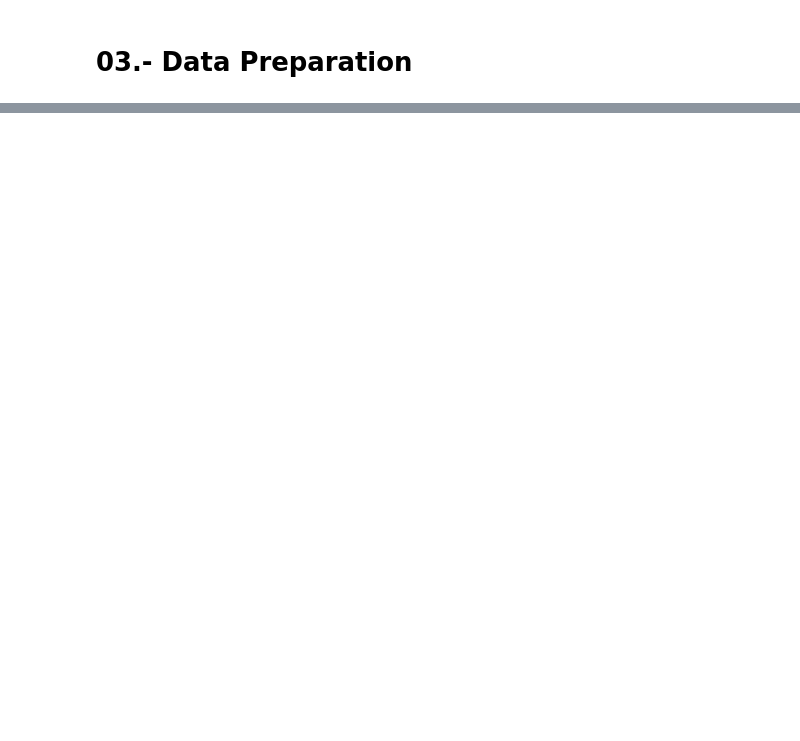
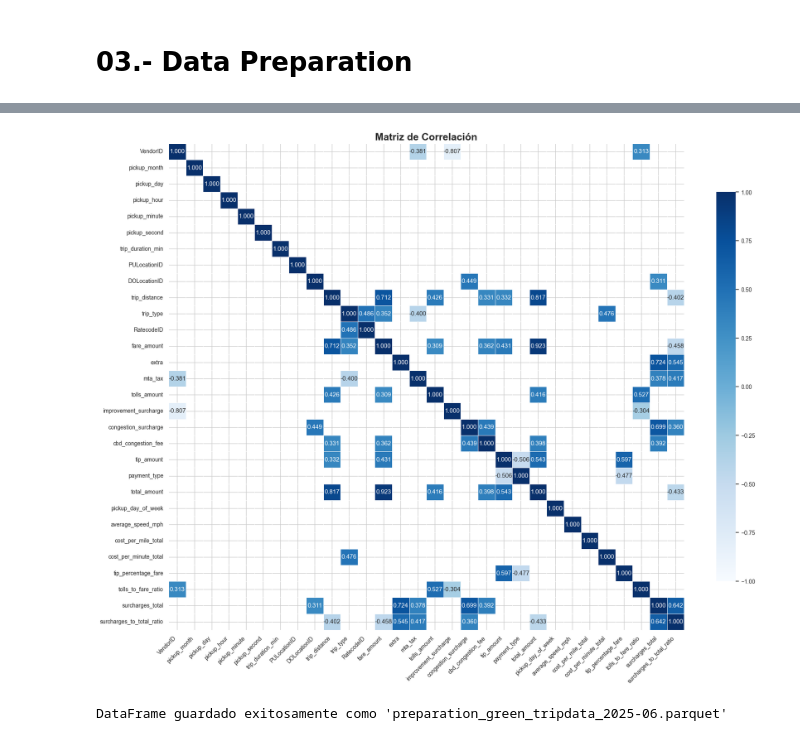
Before and after one commit to secarvallo/MLY0100, a Jupyter notebook: ML-N02/crisp-dm/03_data_preparation.ipynb, the cells around one changed output, grey strips where cells are left out. Cells and saved outputs as stored; diff of their text form; code cells hidden in the pictures; blank space fills up the shorter version.

```diff
--- a/ML-N02/crisp-dm/03_data_preparation.ipynb
+++ b/ML-N02/crisp-dm/03_data_preparation.ipynb
@@ -53,0 +515,27 @@ except ImportError:
+# %%
+print("\n--- Eliminando Columnas con Varianza Cero")
+print("---") # Separador Markdown
+df_prep = df_knn
+columnas_varianza_cero_info = [] # Para guardar info de columnas a eliminar
+for col in df_prep.columns:
+    # Usar una tolerancia pequeña por si acaso la varianza es casi cero
+    if pd.api.types.is_numeric_dtype(df_prep[col]) and df_prep[col].var() < 1e-10:
+        unique_val = df_prep[col].unique()[0]
+        columnas_varianza_cero_info.append({'col': col, 'val': unique_val})
+
+if columnas_varianza_cero_info:
+    print("Se encontraron columnas con varianza cero:")
+    for info in columnas_varianza_cero_info:
+        # Imprime cada columna como un bullet point
+        print(f"- ✗ Columna '{info['col']}': Varianza cero (valor único: {info['val']})")
+
+    # Extraer solo los nombres para eliminar
+    columnas_a_eliminar = [info['col'] for info in columnas_varianza_cero_info]
+    df_prep = df_prep.drop(columns=columnas_a_eliminar)
+    print(f"\n✓ Se eliminaron {len(columnas_a_eliminar)} columnas.")
+
+else:
+    print("✓ No se encontraron columnas con varianza cero.")
+
+print(f"✓ Dimensiones finales: {df_prep.shape}")
+print("---")
@@ -53,0 +572,33 @@ except ImportError:
+# %%
+# Seleccionar columnas numéricas y rellenar valores faltantes
+numeric_cols_for_corr = df_prep.select_dtypes(include=['float64', 'int32', 'Int32']).columns
+df_for_corr = df_prep[numeric_cols_for_corr].fillna(df_prep[numeric_cols_for_corr].median())
+
+# Calcular la matriz de correlación
+corr = df_for_corr.corr()
+
+# Crear una máscara para valores débiles (opcional)
+mask = np.abs(corr) < 0.3
+
+plt.figure(figsize=(18, 14))
+sns.heatmap(corr, annot=True,cmap='Blues',fmt=".3f",mask=mask,linewidths=.5,cbar_kws={"shrink": .8},vmin=-1,vmax=1)
+plt.title("Matriz de Correlación", fontsize=18, fontweight='bold')
+plt.xticks(rotation=45, ha='right')
+plt.yticks(rotation=0)
+plt.tight_layout()
+plt.show()
+# %% [output]
+[figure, added]
+# %%
+# Define el nombre del archivo
+dataunderstanding = 'preparation_green_tripdata_2025-06.parquet'
+
+# Guarda el DataFrame df_prep en formato Parquet
+try:
+    df_prep.to_parquet(dataunderstanding, index=False)
+    print(f"DataFrame guardado exitosamente como '{dataunderstanding}'")
+except Exception as e:
+    print(f"Error al guardar como Parquet: {e}")
+    # Podrías necesitar instalar pyarrow: pip install pyarrow
+# %% [output]
+DataFrame guardado exitosamente como 'preparation_green_tripdata_2025-06.parquet'
```
Also changed, not shown: parts of 24 cells of this notebook, 1 other file.
